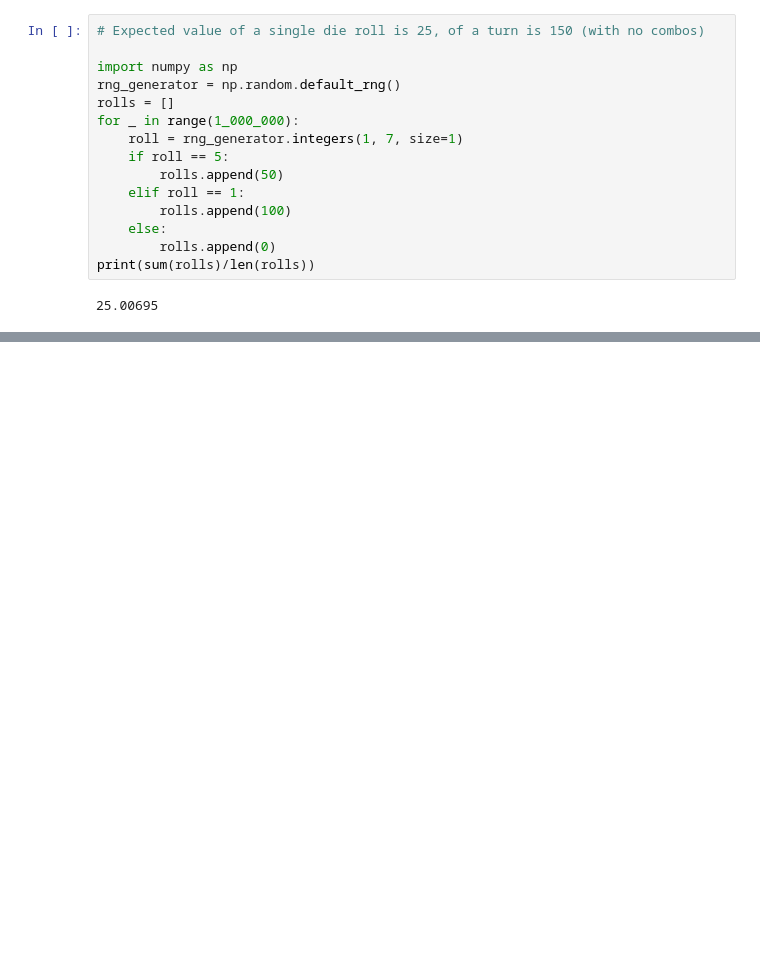
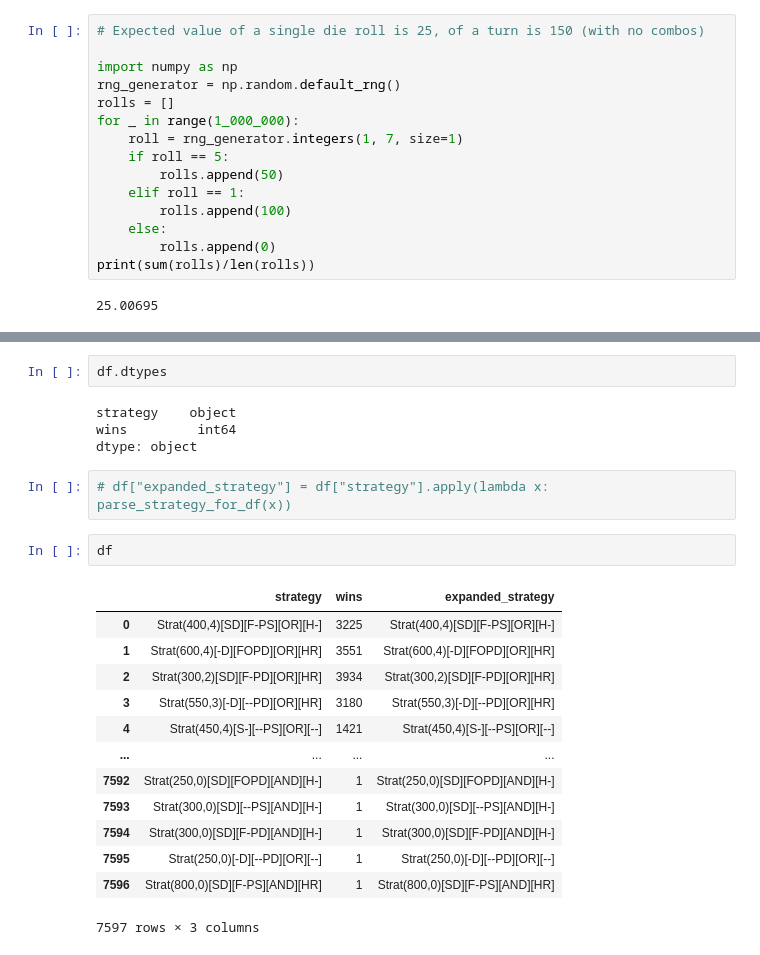
Before and after one commit to Isaac-McPadden/Farkle_II, a Jupyter notebook: notebooks/far_too_many_variables.ipynb, the cells around one changed output, grey strips where cells are left out. Drawn from its saved outputs; the diff is of its cells as text; blank space fills up the shorter version.

```diff
--- a/notebooks/far_too_many_variables.ipynb
+++ b/notebooks/far_too_many_variables.ipynb
@@ -156,0 +273,24 @@ print(sum(rolls)/len(rolls))
+# %%
+df.dtypes
+# %% [output]
+strategy    object
+wins         int64
+dtype: object
+# %%
+# df["expanded_strategy"] = df["strategy"].apply(lambda x: parse_strategy_for_df(x))
+# %%
+df
+# %% [output]
+|  | strategy | wins | expanded_strategy |
+| 0 | Strat(400,4)[SD][F-PS][OR][H-] | 3225 | Strat(400,4)[SD][F-PS][OR][H-] |
+| 1 | Strat(600,4)[-D][FOPD][OR][HR] | 3551 | Strat(600,4)[-D][FOPD][OR][HR] |
+| 2 | Strat(300,2)[SD][F-PD][OR][HR] | 3934 | Strat(300,2)[SD][F-PD][OR][HR] |
+| 3 | Strat(550,3)[-D][--PD][OR][HR] | 3180 | Strat(550,3)[-D][--PD][OR][HR] |
+| 4 | Strat(450,4)[S-][--PS][OR][--] | 1421 | Strat(450,4)[S-][--PS][OR][--] |
+| ... | ... | ... | ... |
+| 7592 | Strat(250,0)[SD][FOPD][AND][H-] | 1 | Strat(250,0)[SD][FOPD][AND][H-] |
+| 7593 | Strat(300,0)[SD][--PS][AND][H-] | 1 | Strat(300,0)[SD][--PS][AND][H-] |
+| 7594 | Strat(300,0)[SD][F-PD][AND][H-] | 1 | Strat(300,0)[SD][F-PD][AND][H-] |
+| 7595 | Strat(250,0)[-D][--PD][OR][--] | 1 | Strat(250,0)[-D][--PD][OR][--] |
+| 7596 | Strat(800,0)[SD][F-PS][AND][HR] | 1 | Strat(800,0)[SD][F-PS][AND][HR] |
+7597 rows × 3 columns
```
Also changed, not shown: parts of 8 cells of this notebook, 6 other files.
